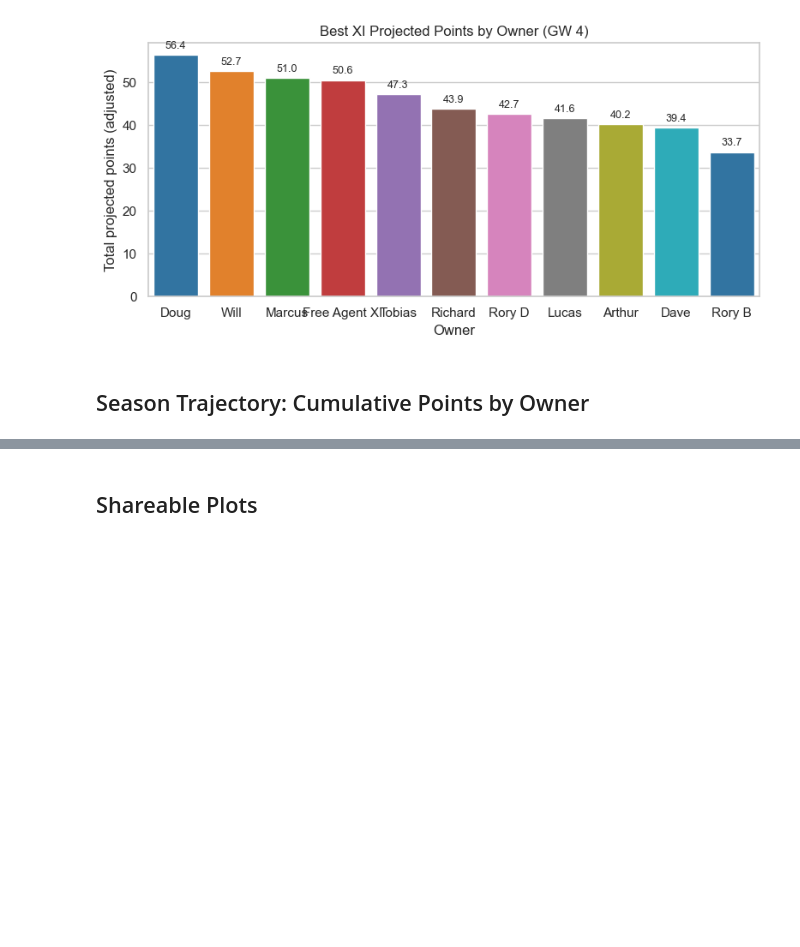
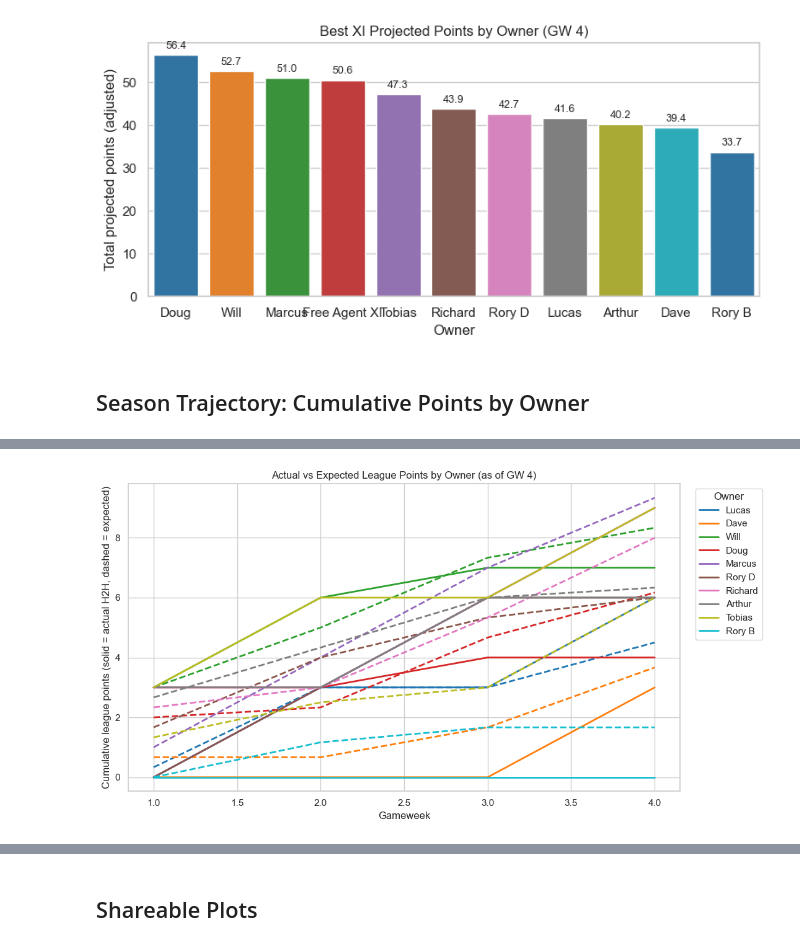
Before and after one commit to doug-ellis/draft_fpl_2627, a Jupyter notebook: transfer/outputs/picking_notebooks/gw4.ipynb, the cells around one changed output, grey strips where cells are left out. Cells and saved outputs as stored; diff of their text form; code cells hidden in the pictures; blank space fills up the shorter version.

```diff
--- a/transfer/outputs/picking_notebooks/gw4.ipynb
+++ b/transfer/outputs/picking_notebooks/gw4.ipynb
@@ -681,0 +654,28 @@ if EXPORT_FIGURES:
+# %%
+expected_points_df = compute_expected_league_points(actual_points_df)
+
+league_points_df = expected_points_df.sort_values(['owner_name', 'gw']).copy()
+league_points_df['cumulative_actual_league_points'] = league_points_df.groupby('owner_name')['actual_league_points'].cumsum()
+league_points_df['cumulative_expected_league_points'] = league_points_df.groupby('owner_name')['expected_league_points'].cumsum()
+
+display(league_points_df.head(10))
+
+# Sanity check: derived actual_league_points (3/1/0 from comparing raw match points)
+# should sum to the same cumulative total the API itself reports in standings -- but
+# only through the last *finished* GW, since the live standings total doesn't yet
+# include a GW that's merely started (in progress).
+finished_cumulative = (
+    league_points_df.query('finished')
+    .groupby('owner_name')
+    .tail(1)[['owner_name', 'gw', 'cumulative_actual_league_points']]
+)
+standings_df = load_standings()
+check_df = finished_cumulative.merge(standings_df[['owner_name', 'total', 'rank']], on='owner_name').sort_values('rank')
+check_df['matches_standings'] = check_df['cumulative_actual_league_points'] == check_df['total']
+
+if not check_df['matches_standings'].all():
+    print('WARNING: derived actual_league_points does not match live standings total for:')
+    display(check_df.query('~matches_standings'))
+else:
+    print('Sanity check passed (through the last finished GW): derived actual_league_points matches live standings total for all owners.')
+display(check_df)
@@ -681,0 +706,19 @@ if EXPORT_FIGURES:
+# %%
+fig, ax = plt.subplots(figsize=(11, 6))
+
+for owner_name in owner_names:
+    owner_lp = league_points_df.query('owner_name == @owner_name').sort_values('gw')
+    color = color_by_owner[owner_name]
+    ax.plot(owner_lp['gw'], owner_lp['cumulative_actual_league_points'], color=color, linestyle='-', linewidth=2, label=owner_name)
+    ax.plot(owner_lp['gw'], owner_lp['cumulative_expected_league_points'], color=color, linestyle='--', linewidth=2)
+
+ax.set_title(f'Actual vs Expected League Points by Owner (as of GW {current_gw})')
+ax.set_xlabel('Gameweek')
+ax.set_ylabel('Cumulative league points (solid = actual H2H, dashed = expected)')
+ax.legend(title='Owner', bbox_to_anchor=(1.02, 1), loc='upper left')
+plt.tight_layout()
+
+if EXPORT_FIGURES:
+    fig.savefig(FIG_DIR / f'expected_league_points_gw{current_gw}.png', dpi=200)
+# %% [output]
+[figure, added]
```
Also changed, not shown: parts of 12 cells of this notebook, 2 other files.
